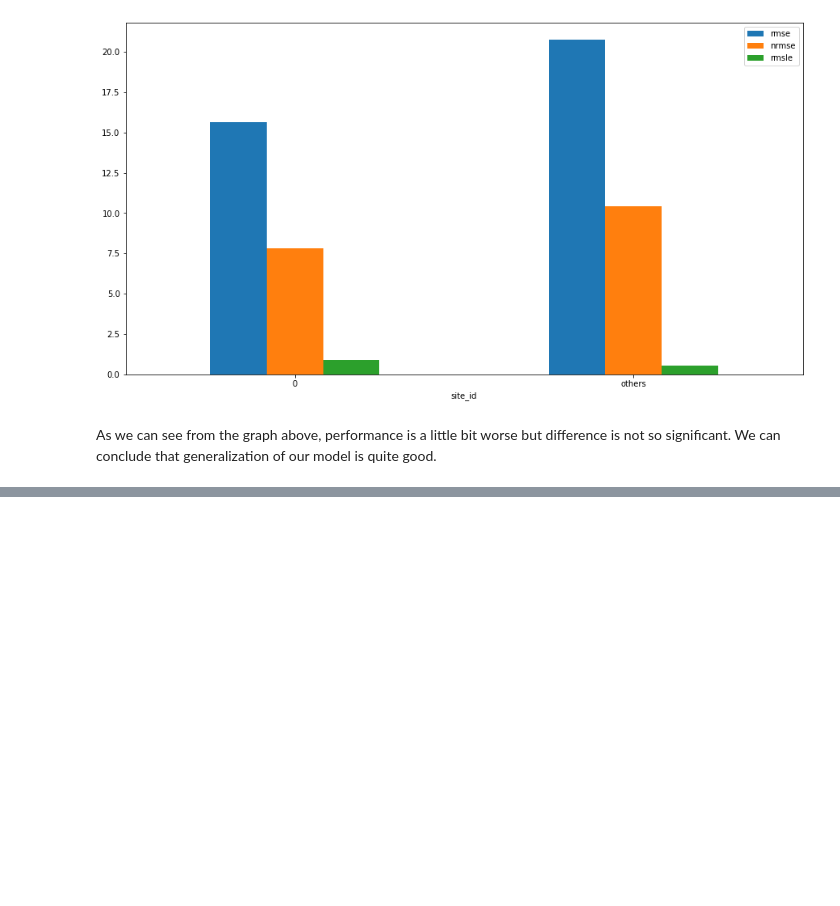
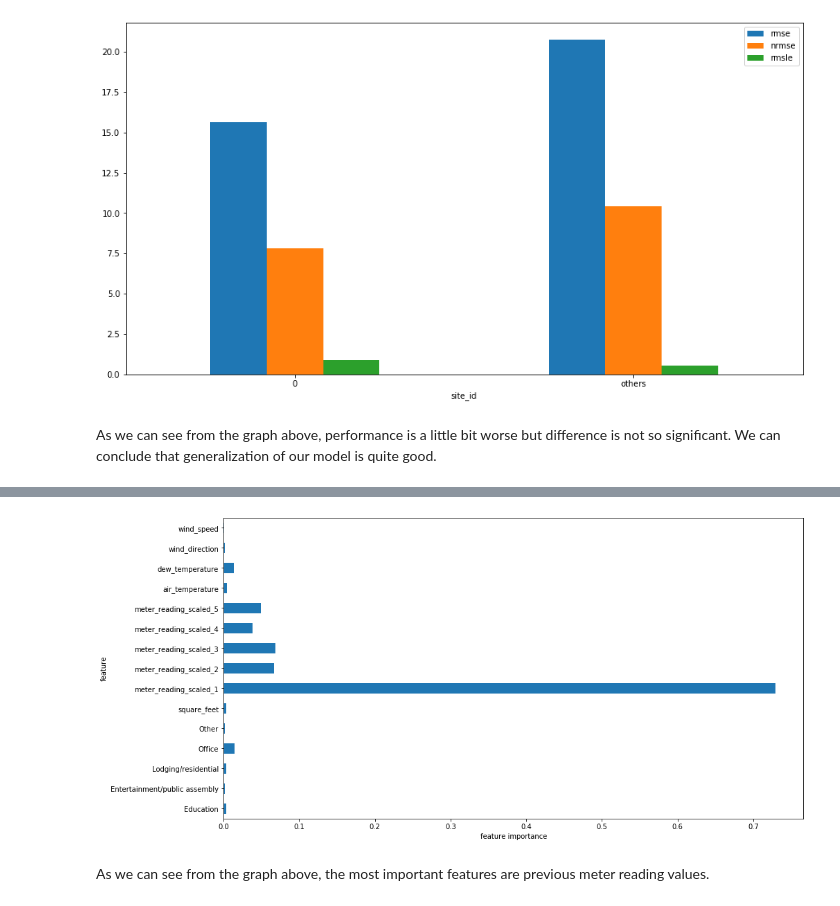
Before and after one commit to dmitana/fiit_knowledge_discovery_project, a Jupyter notebook: notebooks/experiments2.ipynb, the cells around one changed output, grey strips where cells are left out. Saved outputs shown, nothing was run; the diff lists cells and outputs as text; code cells hidden in the pictures; blank space fills up the shorter version.

Commit message:
Add features importance experiment

```diff
--- a/notebooks/experiments2.ipynb
+++ b/notebooks/experiments2.ipynb
@@ -153,0 +162,4 @@ As we can see from the graph above, performance is a little bit worse but differ
+# %%
+%%time
+x = merged_fu_without_outliers.union_features(data)
+x
@@ -153,0 +182,12 @@ As we can see from the graph above, performance is a little bit worse but differ
+# %%
+df = pd.DataFrame({
+    'feature_importance': model.named_steps['model'].feature_importances_,
+    'feature': x.columns.values
+})
+# %%
+ax = df.plot(x='feature', y=['feature_importance'], kind='barh', rot=0, legend=False, figsize=(15, 8))
+_ = ax.set_xlabel('feature importance')
+# %% [output]
+[figure, added]
+# %% [markdown]
+As we can see from the graph above, the most important features are previous meter reading values.
```
Also changed, not shown: parts of 12 cells of this notebook.
